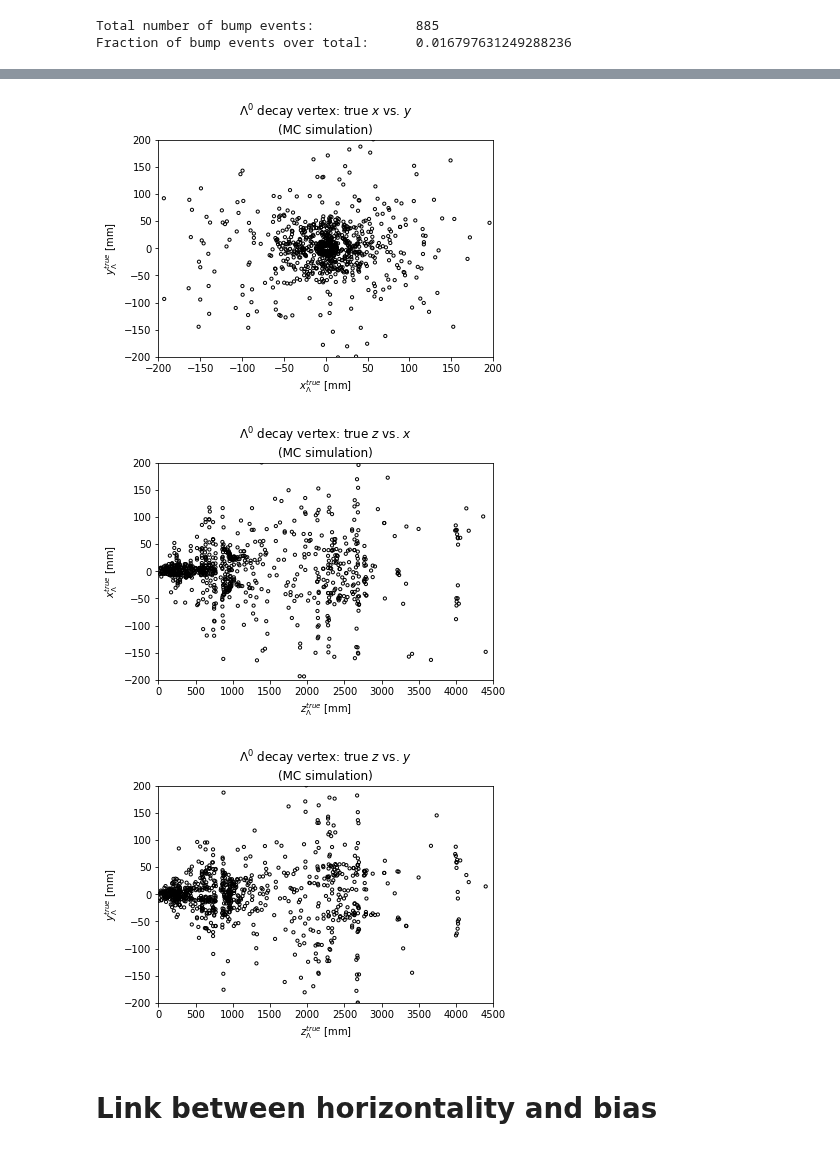
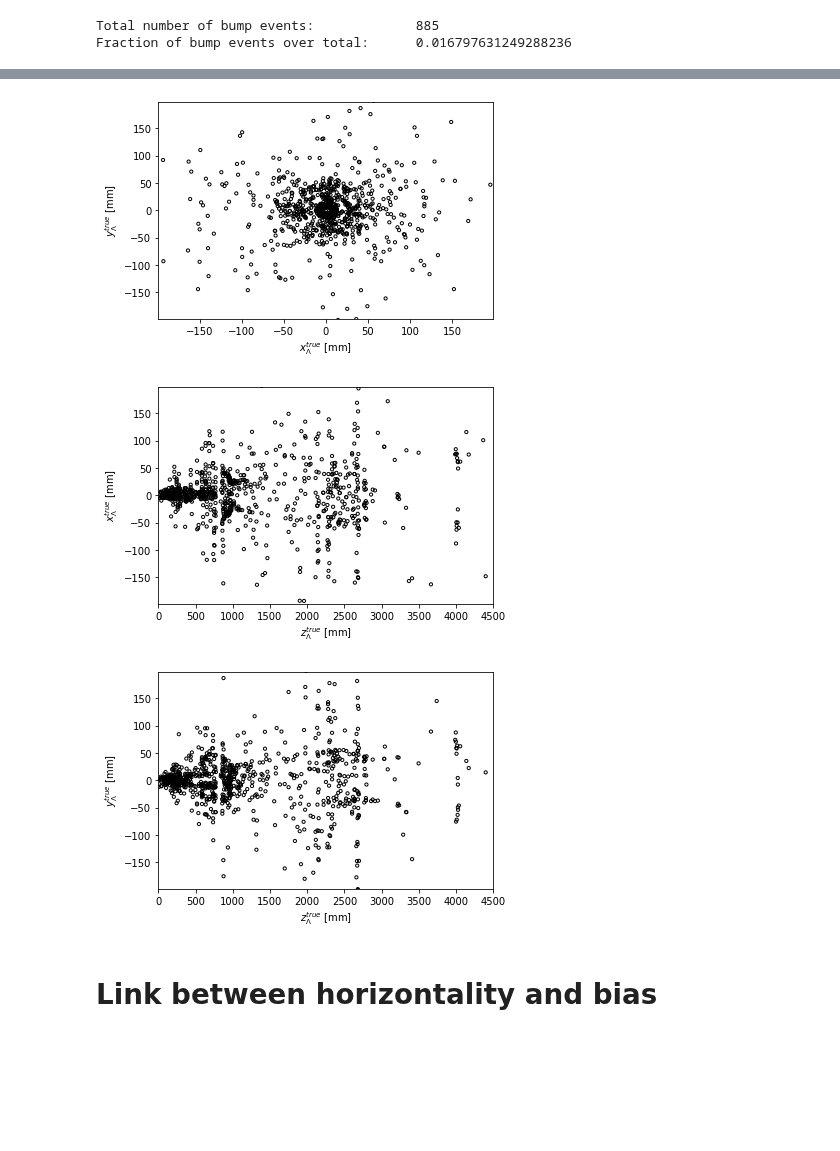
Before and after one commit to alatios/lb2jpsil_preliminary-variable-studies, a Jupyter notebook: 03_lambda_endvertex_study.ipynb, the cells around one changed output, grey strips where cells are left out. Saved outputs shown, nothing was run; the diff lists cells and outputs as text; code cells hidden in the pictures; blank space fills up the shorter version.

```diff
--- a/03_lambda_endvertex_study.ipynb
+++ b/03_lambda_endvertex_study.ipynb
@@ -6,10 +6,10 @@ import pathlib
 from typing import Tuple, List
 # %%
 ## Self explanatory
-save_plots = False
+save_plots = True
 
 ## Toggle plot titles (off for thesis and papers, generally speaking)
-show_titles = True
+show_titles = False
 
 ## Toggle plot grid
 show_grid = False
@@ -463,32 +463,32 @@ for comp_x, comp_y in [('x', 'y'), ('z', 'x'), ('z', 'y')]:
 # %%
 component_to_x_range = {
-    'x': [-200, 200],
-    'y': [-200, 200],
+    'x': [-199, 199],
+    'y': [-199, 199],
     'z': [0,4500]
 }
 
 for comp_x, comp_y in [('x', 'y'), ('z', 'x'), ('z', 'y')]:
     plot_parameters = {
         'range_x': component_to_x_range[comp_x],
         'range_y': component_to_x_range[comp_y],
         'title': '$\Lambda^0$ decay vertex: true $' + comp_x + '$ vs. $' + comp_y + '$',
         'label_x': '$' +  comp_x + '_\Lambda^{true}$ [mm]',
         'label_y': '$' +  comp_y + '_\Lambda^{true}$ [mm]',
         'file_name': 'bump_Lambda_true_endvertex_' + comp_x + '_vs_' + comp_y,
         'show_title': show_titles,
         'black_and_white': bw,
         'selection': bump_cuts,
     }
 
     plot_series_scatter(
         df_mc['MCTRUTH_L_ENDVERTEX_' + comp_x.upper()],
         df_mc['MCTRUTH_L_ENDVERTEX_' + comp_y.upper()],
         **plot_parameters
     )
 # %% [output]
-[figure, old version]
+[figure, new version]
-[figure, old version]
+[figure, new version]
-[figure, old version]
+[figure, new version]
 # %% [markdown]
 # Link between horizontality and bias
 # %% [markdown]
```
Also changed, not shown: parts of 8 cells of this notebook, 6 other files.
